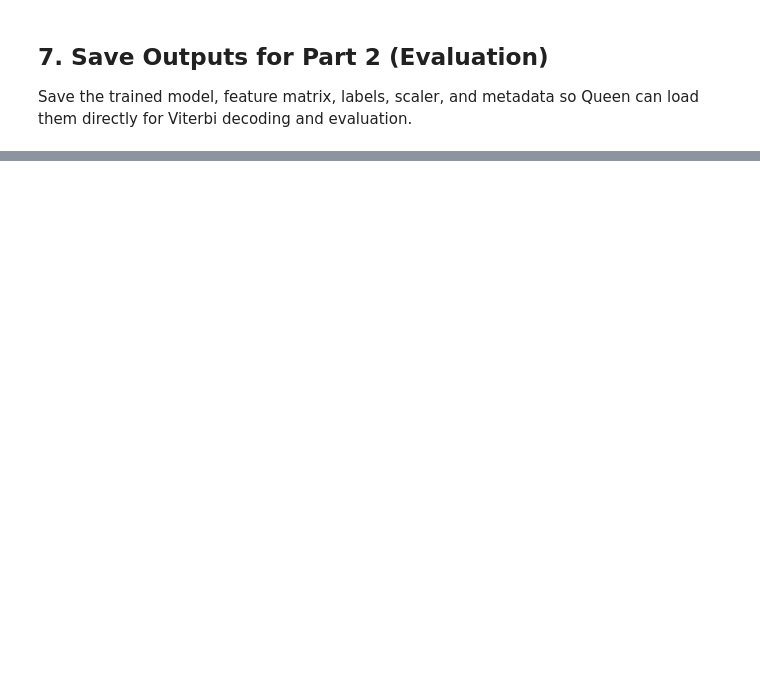
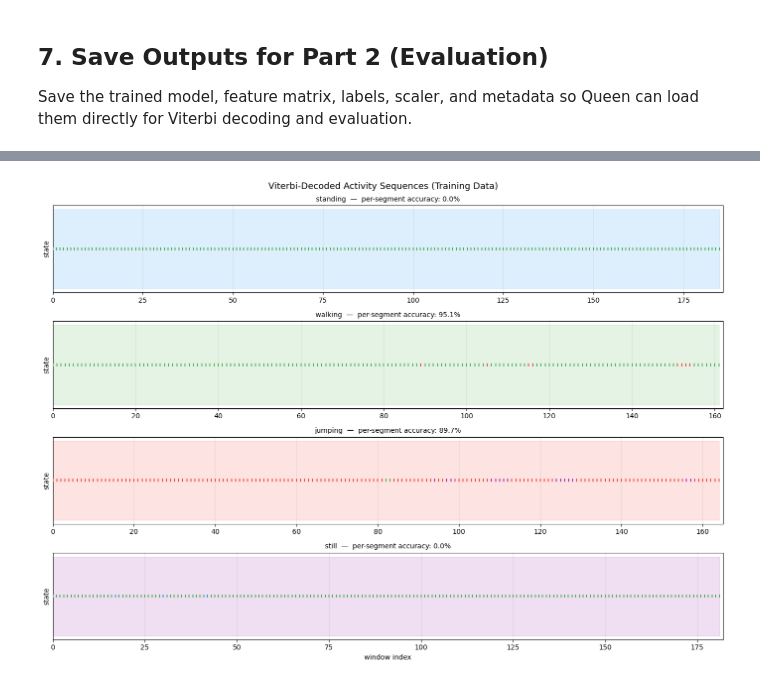
Before and after one commit to dzuokumor/HMM, a Jupyter notebook: hmm_pipeline.ipynb, the cells around one changed output, grey strips where cells are left out. Saved outputs shown, nothing was run; the diff lists cells and outputs as text; code cells hidden in the pictures; blank space fills up the shorter version.

Commit message:
feat: added Viterbi + metrics + unseen evaluation

```diff
--- a/hmm_pipeline.ipynb
+++ b/hmm_pipeline.ipynb
@@ -358,0 +656,36 @@ for fname in os.listdir('outputs'):
+# %%
+# ── Decoded Sequence Plots ───────────────────────────────────────────────
+# Shows the Viterbi-decoded state sequence for one representative recording of each activity, plotted alongside the true label.
+
+activity_colors = {0: '#2196F3', 1: '#4CAF50', 2: '#F44336', 3: '#9C27B0'}
+
+fig, axes = plt.subplots(4, 1, figsize=(14, 10), sharex=False)
+fig.suptitle('Viterbi-Decoded Activity Sequences (Training Data)', fontsize=13)
+
+for i, (act, state_idx) in enumerate(label_map.items()):
+    mask      = y == state_idx
+    X_seq     = X[mask]
+    T         = len(X_seq)
+    path, _, _= viterbi(X_seq, pi, A, means, covars)
+
+    ax = axes[i]
+    ax.fill_between(range(T), -0.4, 0.4, color=activity_colors[state_idx],
+                    alpha=0.15, label='true')
+    decoded_colored = [activity_colors.get(s, '#888') for s in path]
+    for t, s in enumerate(path):
+        ax.scatter(t, 0, c=activity_colors.get(s, '#888'), s=15,
+                   marker='|', zorder=3)
+
+    correct = np.sum(np.array(path) == state_idx) / T
+    ax.set_yticks([])
+    ax.set_title(f'{act}  —  per-segment accuracy: {correct:.1%}', fontsize=10)
+    ax.set_xlim(0, T)
+    ax.set_ylabel('state')
+    ax.grid(axis='x', alpha=0.3)
+
+axes[-1].set_xlabel('window index')
+plt.tight_layout()
+plt.savefig('logs/decoded_sequences.png', dpi=150)
+plt.show()
+# %% [output]
+[figure, added]
```
Also changed, not shown: parts of 25 cells of this notebook, 15 other files.
